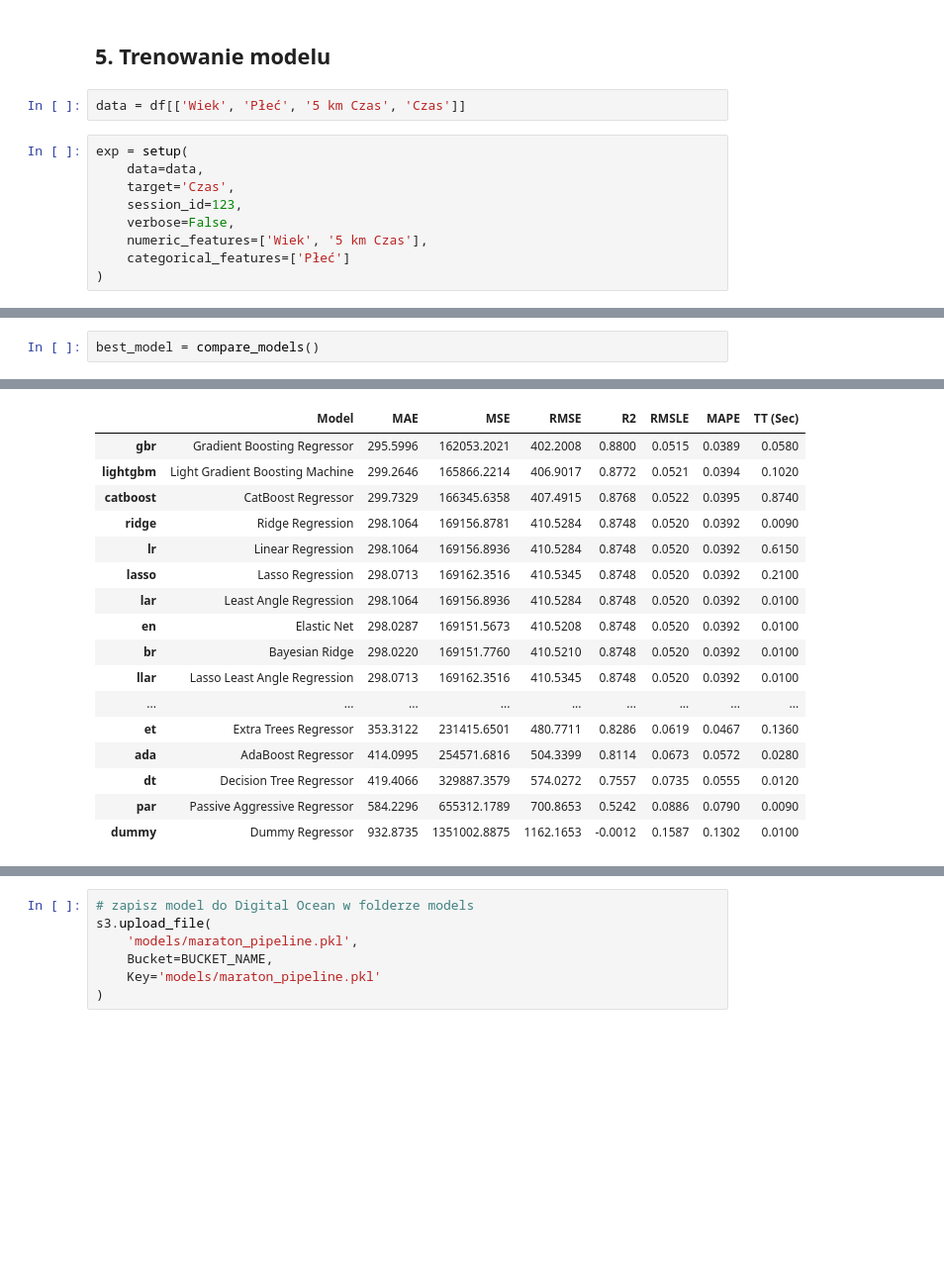
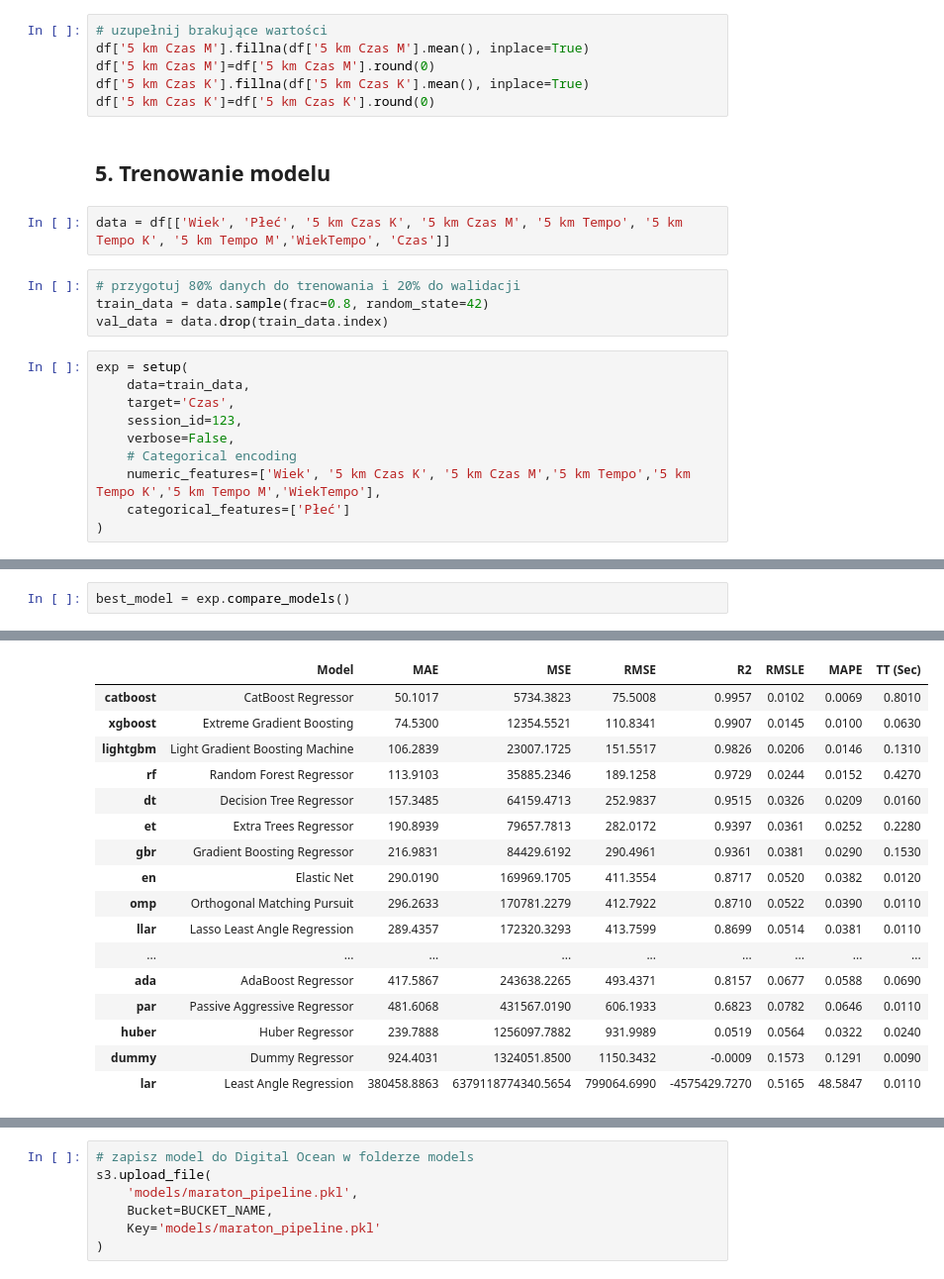
Before and after one commit to heyagotoai/maraton, a Jupyter notebook: app.ipynb, the cells around one changed output, grey strips where cells are left out. Shown: that part at 99% size. Drawn from its saved outputs; the diff is of its cells as text; blank space fills up the shorter version.

Commit message:
poprawiony model-uwzglednia wiek i plec

```diff
--- a/app.ipynb
+++ b/app.ipynb
@@ -250,14 +268,25 @@ df[df['5 km Czas'] == 0]
+# %%
+# uzupełnij brakujące wartości
+df['5 km Czas M'].fillna(df['5 km Czas M'].mean(), inplace=True)
+df['5 km Czas M']=df['5 km Czas M'].round(0)
+df['5 km Czas K'].fillna(df['5 km Czas K'].mean(), inplace=True)
+df['5 km Czas K']=df['5 km Czas K'].round(0)
 # %% [markdown]
 ## 5. Trenowanie modelu
 # %%
-data = df[['Wiek', 'Płeć', '5 km Czas', 'Czas']]
+data = df[['Wiek', 'Płeć', '5 km Czas K', '5 km Czas M', '5 km Tempo', '5 km Tempo K', '5 km Tempo M','WiekTempo', 'Czas']]
+# %%
+# przygotuj 80% danych do trenowania i 20% do walidacji
+train_data = data.sample(frac=0.8, random_state=42)
+val_data = data.drop(train_data.index)
 # %%
 exp = setup(
-    data=data,
+    data=train_data,
     target='Czas',
     session_id=123,
     verbose=False,
-    numeric_features=['Wiek', '5 km Czas'],
+    # Categorical encoding
+    numeric_features=['Wiek', '5 km Czas K', '5 km Czas M','5 km Tempo','5 km Tempo K','5 km Tempo M','WiekTempo'],
     categorical_features=['Płeć']
 )
 # %%
@@ -281,24 +310,24 @@ exp.dataset_transformed.head()
 # %%
-best_model = compare_models()
+best_model = exp.compare_models()
 # %% [output]
 [interactive output not drawn]
 |  | Model | MAE | MSE | RMSE | R2 | RMSLE | MAPE | TT (Sec) |
-| gbr | Gradient Boosting Regressor | 295.5996 | 162053.2021 | 402.2008 | 0.8800 | 0.0515 | 0.0389 | 0.0580 |
-| lightgbm | Light Gradient Boosting Machine | 299.2646 | 165866.2214 | 406.9017 | 0.8772 | 0.0521 | 0.0394 | 0.1020 |
-| catboost | CatBoost Regressor | 299.7329 | 166345.6358 | 407.4915 | 0.8768 | 0.0522 | 0.0395 | 0.8740 |
-| ridge | Ridge Regression | 298.1064 | 169156.8781 | 410.5284 | 0.8748 | 0.0520 | 0.0392 | 0.0090 |
-| lr | Linear Regression | 298.1064 | 169156.8936 | 410.5284 | 0.8748 | 0.0520 | 0.0392 | 0.6150 |
-| lasso | Lasso Regression | 298.0713 | 169162.3516 | 410.5345 | 0.8748 | 0.0520 | 0.0392 | 0.2100 |
-| lar | Least Angle Regression | 298.1064 | 169156.8936 | 410.5284 | 0.8748 | 0.0520 | 0.0392 | 0.0100 |
-| en | Elastic Net | 298.0287 | 169151.5673 | 410.5208 | 0.8748 | 0.0520 | 0.0392 | 0.0100 |
-| br | Bayesian Ridge | 298.0220 | 169151.7760 | 410.5210 | 0.8748 | 0.0520 | 0.0392 | 0.0100 |
-| llar | Lasso Least Angle Regression | 298.0713 | 169162.3516 | 410.5345 | 0.8748 | 0.0520 | 0.0392 | 0.0100 |
+| catboost | CatBoost Regressor | 50.1017 | 5734.3823 | 75.5008 | 0.9957 | 0.0102 | 0.0069 | 0.8010 |
+| xgboost | Extreme Gradient Boosting | 74.5300 | 12354.5521 | 110.8341 | 0.9907 | 0.0145 | 0.0100 | 0.0630 |
+| lightgbm | Light Gradient Boosting Machine | 106.2839 | 23007.1725 | 151.5517 | 0.9826 | 0.0206 | 0.0146 | 0.1310 |
+| rf | Random Forest Regressor | 113.9103 | 35885.2346 | 189.1258 | 0.9729 | 0.0244 | 0.0152 | 0.4270 |
+| dt | Decision Tree Regressor | 157.3485 | 64159.4713 | 252.9837 | 0.9515 | 0.0326 | 0.0209 | 0.0160 |
+| et | Extra Trees Regressor | 190.8939 | 79657.7813 | 282.0172 | 0.9397 | 0.0361 | 0.0252 | 0.2280 |
+| gbr | Gradient Boosting Regressor | 216.9831 | 84429.6192 | 290.4961 | 0.9361 | 0.0381 | 0.0290 | 0.1530 |
+| en | Elastic Net | 290.0190 | 169969.1705 | 411.3554 | 0.8717 | 0.0520 | 0.0382 | 0.0120 |
+| omp | Orthogonal Matching Pursuit | 296.2633 | 170781.2279 | 412.7922 | 0.8710 | 0.0522 | 0.0390 | 0.0110 |
+| llar | Lasso Least Angle Regression | 289.4357 | 172320.3293 | 413.7599 | 0.8699 | 0.0514 | 0.0381 | 0.0110 |
 | ... | ... | ... | ... | ... | ... | ... | ... | ... |
-| et | Extra Trees Regressor | 353.3122 | 231415.6501 | 480.7711 | 0.8286 | 0.0619 | 0.0467 | 0.1360 |
-| ada | AdaBoost Regressor | 414.0995 | 254571.6816 | 504.3399 | 0.8114 | 0.0673 | 0.0572 | 0.0280 |
-| dt | Decision Tree Regressor | 419.4066 | 329887.3579 | 574.0272 | 0.7557 | 0.0735 | 0.0555 | 0.0120 |
-| par | Passive Aggressive Regressor | 584.2296 | 655312.1789 | 700.8653 | 0.5242 | 0.0886 | 0.0790 | 0.0090 |
-| dummy | Dummy Regressor | 932.8735 | 1351002.8875 | 1162.1653 | -0.0012 | 0.1587 | 0.1302 | 0.0100 |
+| ada | AdaBoost Regressor | 417.5867 | 243638.2265 | 493.4371 | 0.8157 | 0.0677 | 0.0588 | 0.0690 |
+| par | Passive Aggressive Regressor | 481.6068 | 431567.0190 | 606.1933 | 0.6823 | 0.0782 | 0.0646 | 0.0110 |
+| huber | Huber Regressor | 239.7888 | 1256097.7882 | 931.9989 | 0.0519 | 0.0564 | 0.0322 | 0.0240 |
+| dummy | Dummy Regressor | 924.4031 | 1324051.8500 | 1150.3432 | -0.0009 | 0.1573 | 0.1291 | 0.0090 |
+| lar | Least Angle Regression | 380458.8863 | 6379118774340.5654 | 799064.6990 | -4575429.7270 | 0.5165 | 48.5847 | 0.0110 |
 [interactive output not drawn]
 # %%
 # tuning modelu
```
Also changed, not shown: parts of 21 cells of this notebook, 3 other files.
